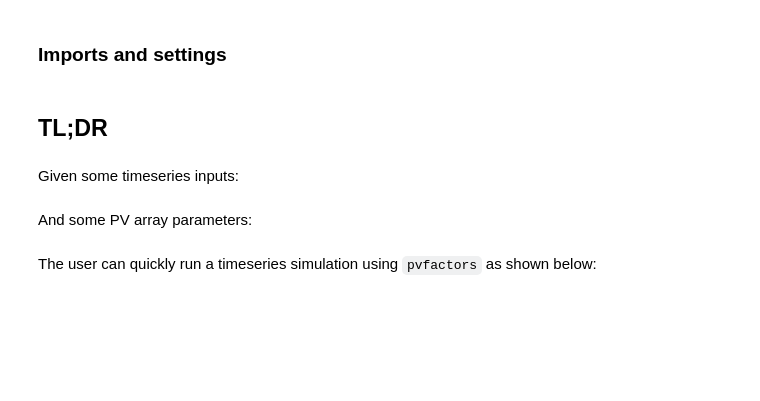
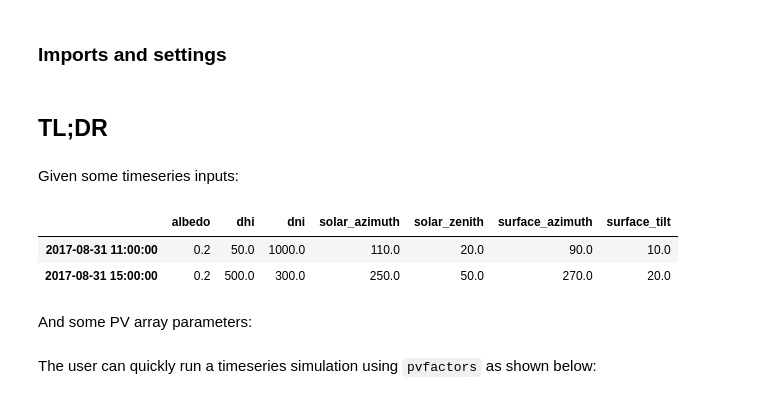
Before and after one commit to SunPower/pvfactors, a Jupyter notebook: docs/tutorials/pvfactors_demo.ipynb, the cells around one changed output. Drawn from its saved outputs; the diff is of its cells as text; code cells hidden in the pictures; blank space fills up the shorter version.

```diff
--- a/docs/tutorials/pvfactors_demo.ipynb
+++ b/docs/tutorials/pvfactors_demo.ipynb
@@ -32,3 +24,19 @@ dhi = np.array([50., 500.])
+# %%
+df_inputs = pd.DataFrame(
+    {'solar_zenith': [20., 50.],
+     'solar_azimuth': [110., 250.],
+     'surface_tilt': [10., 20.],
+     'surface_azimuth': [90., 270.],
+     'dni': [1000., 300.],
+     'dhi': [50., 500.],
+     'albedo': [0.2, 0.2]},
+    index=[datetime(2017, 8, 31, 11), datetime(2017, 8, 31, 15)]
+)
+df_inputs
+# %% [output]
+|  | albedo | dhi | dni | solar_azimuth | solar_zenith | surface_azimuth | surface_tilt |
+| 2017-08-31 11:00:00 | 0.2 | 50.0 | 1000.0 | 110.0 | 20.0 | 90.0 | 10.0 |
+| 2017-08-31 15:00:00 | 0.2 | 500.0 | 300.0 | 250.0 | 50.0 | 270.0 | 20.0 |
 # %% [markdown]
 And some PV array parameters:
 # %%
```
Also changed, not shown: parts of 14 cells of this notebook, 45 other files.
